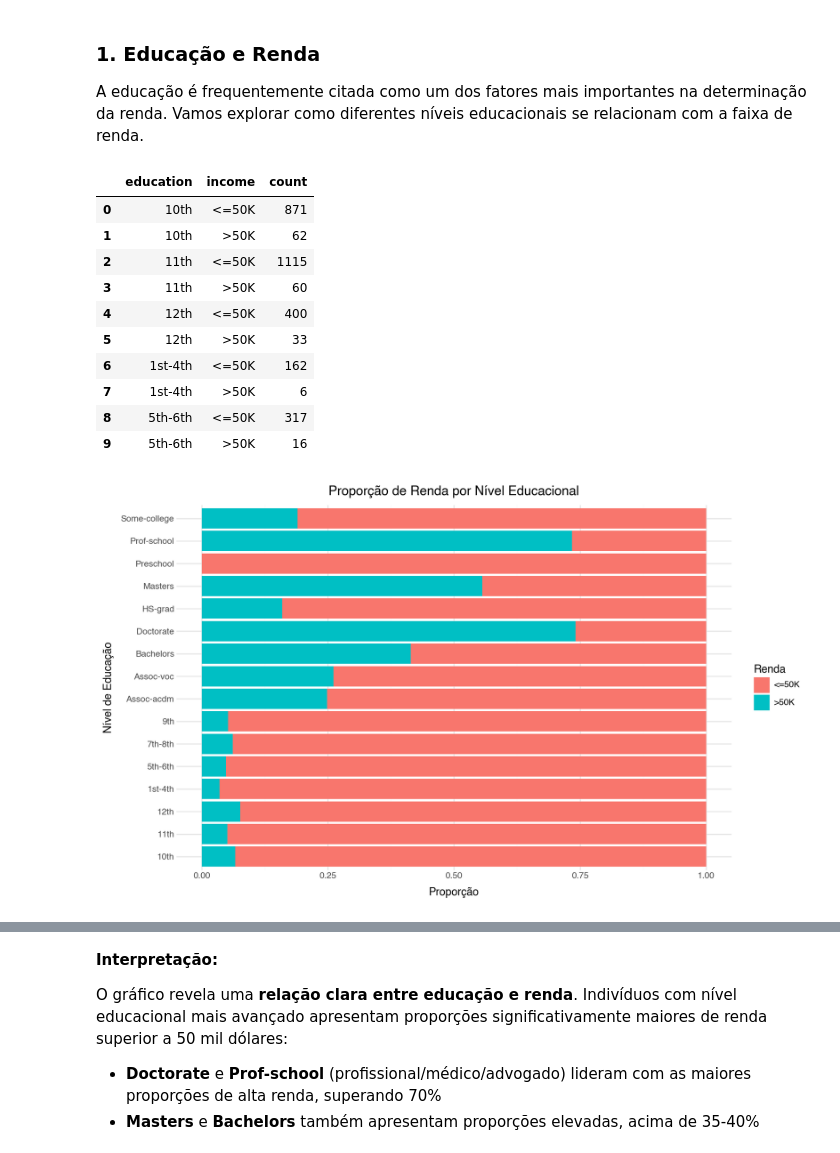
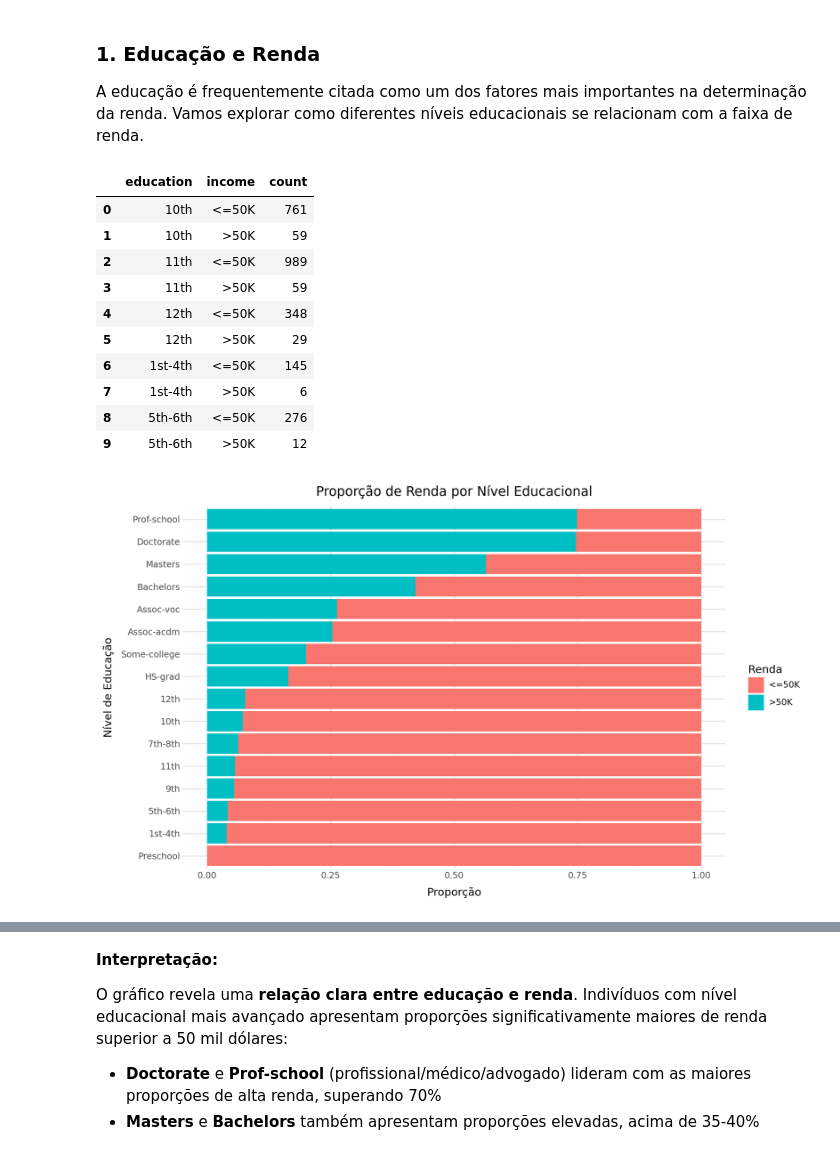
Before and after one commit to vivsoliveira/Adult-Census-Income, a Jupyter notebook: main.ipynb, the cells around one changed output, grey strips where cells are left out. Cells and saved outputs as stored; diff of their text form; code cells hidden in the pictures.

```diff
--- a/main.ipynb
+++ b/main.ipynb
@@ -136,0 +174,6 @@ dtype: int64
+# %%
+# Removendo linhas com valores ausentes
+print(f"Dataset original: {len(df):,} linhas")
+df = df.dropna()
+print(f"Dataset limpo: {len(df):,} linhas")
+print(f"Dados mantidos: {100*len(df)/32561:.1f}%")
@@ -204,29 +251,40 @@ education_income = (df
 education_income.head(10)
 # %% [output]
 |  | education | income | count |
-| 0 | 10th | <=50K | 871 |
-| 1 | 10th | >50K | 62 |
-| 2 | 11th | <=50K | 1115 |
-| 3 | 11th | >50K | 60 |
-| 4 | 12th | <=50K | 400 |
-| 5 | 12th | >50K | 33 |
-| 6 | 1st-4th | <=50K | 162 |
+| 0 | 10th | <=50K | 761 |
+| 1 | 10th | >50K | 59 |
+| 2 | 11th | <=50K | 989 |
+| 3 | 11th | >50K | 59 |
+| 4 | 12th | <=50K | 348 |
+| 5 | 12th | >50K | 29 |
+| 6 | 1st-4th | <=50K | 145 |
 | 7 | 1st-4th | >50K | 6 |
-| 8 | 5th-6th | <=50K | 317 |
-| 9 | 5th-6th | >50K | 16 |
+| 8 | 5th-6th | <=50K | 276 |
+| 9 | 5th-6th | >50K | 12 |
 # %%
 # Gráfico de barras empilhadas mostrando a proporção de renda por educação
-(ggplot(df, aes(x='education', fill='income')) +
- geom_bar(position='fill') +
- coord_flip() +
- labs(title='Proporção de Renda por Nível Educacional',
-      x='Nível de Educação',
-      y='Proporção',
-      fill='Renda') +
- theme_minimal() +
- theme(figure_size=(10, 6)))
+# Ordenando educação pela proporção de alta renda
+education_order = (df
+                   .groupby('education')
+                   .agg(high_income=('income', lambda x: (x == '>50K').sum()),
+                        total=('income', 'count'))
+                   .assign(prop=lambda x: x['high_income'] / x['total'])
+                   .sort_values('prop')
+                   .index.tolist())
+
+(df
+ .assign(education=lambda _: pd.Categorical(_.education, categories=education_order, ordered=True))
+ .pipe(lambda _: ggplot(_, aes(x='education', fill='income')) +
+           geom_bar(position='fill') +
+           coord_flip() +
+           labs(title='Proporção de Renda por Nível Educacional',
+                x='Nível de Educação',
+                y='Proporção',
+                fill='Renda') +
+           theme_minimal() +
+           theme(figure_size=(10, 6))))
 # %% [output]
-[figure, old version]
+[figure, new version]
 # %%
 # Calculando a proporção de alta renda por educação
 education_prop = (df
```
Also changed, not shown: parts of 29 cells of this notebook.
